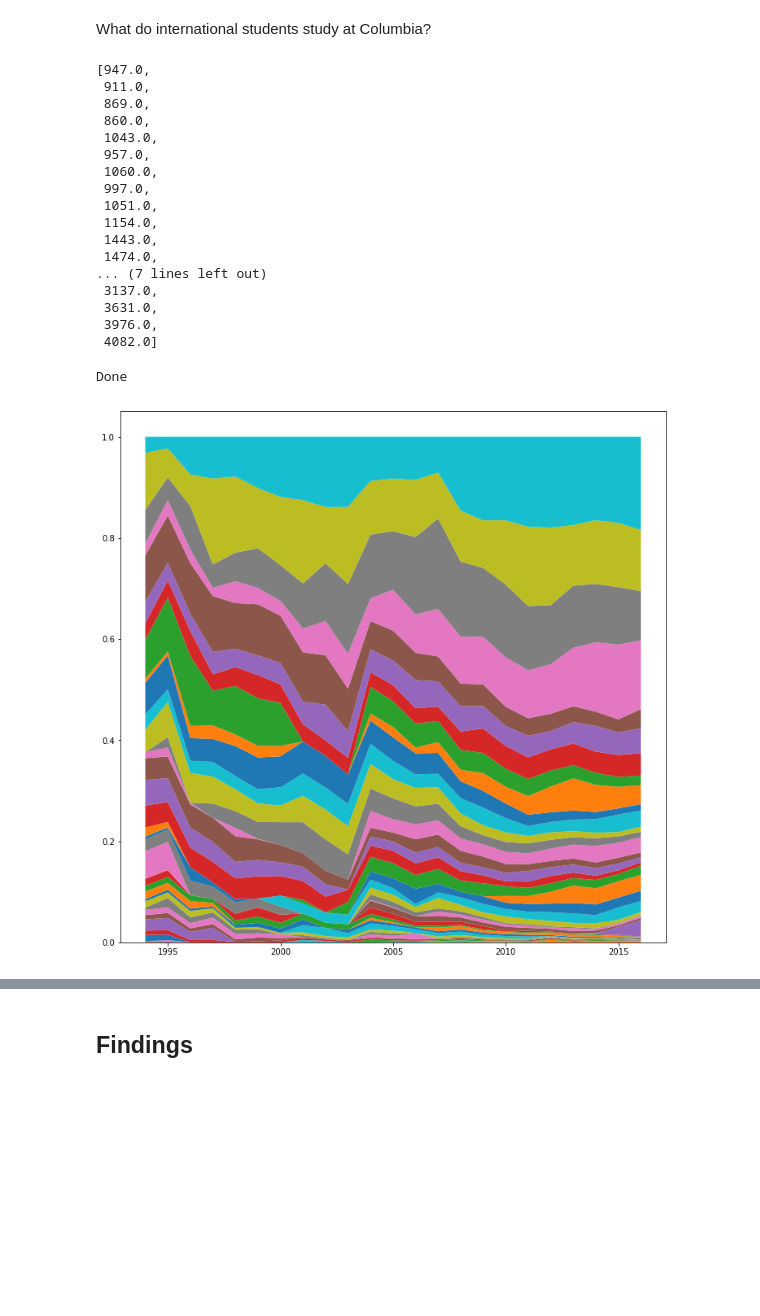
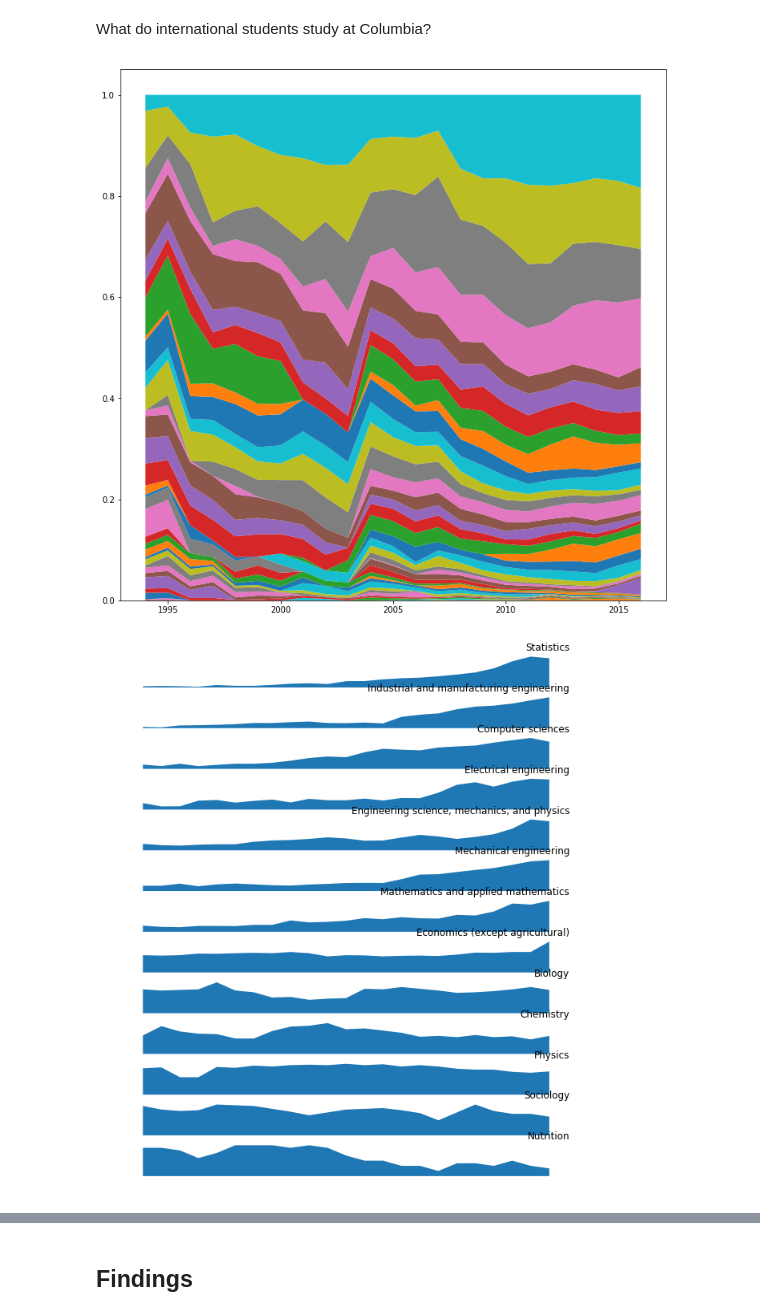
Before and after one commit to graphicsdesk/international-students, a Jupyter notebook: notebooks/gss-detailed.ipynb, the cells around one changed output, grey strips where cells are left out. Saved outputs shown, nothing was run; the diff lists cells and outputs as text; code cells hidden in the pictures; blank space fills up the shorter version.

```diff
--- a/notebooks/gss-detailed.ipynb
+++ b/notebooks/gss-detailed.ipynb
@@ -90,25 +92,6 @@ for f in ufields:
     intrCounts[f] = ary
 # %%
 yearTotals = [sum(a) for a in zip(*intrCounts.values())]
-yearTotals
-# %% [output]
-[947.0,
- 911.0,
- 869.0,
- 860.0,
- 1043.0,
- 957.0,
- 1060.0,
- 997.0,
- 1051.0,
- 1154.0,
- 1443.0,
- 1474.0,
-... (7 lines left out)
- 3137.0,
- 3631.0,
- 3976.0,
- 4082.0]
 # %%
 def sumWithNone(item):
     s = 0
@@ -119,6 +102,8 @@ def sumWithNone(item):
 
 topFields = sorted(intrCounts.items(), key=sumWithNone, reverse=True)
 # %%
+%matplotlib inline
+
 def getProportions(a):
     return [a[i] / yearTotals[i] for i in range(len(a))]
 
@@ -128,11 +113,8 @@ labels = []
 for f in reversed(topFields):
     areas.append(getProportions(f[1]))
     labels.append(f[0])
-plt.stackplot(years, areas, labels=labels)
-# plt.legend()
-print('Done')
+_ = plt.stackplot(years, areas, labels=labels)
 # %% [output]
-Done
 [figure]
 # %%
 df = pd.read_csv('../data/GSS_Columbia_Detailed.csv', header=4, index_col=False, thousands=',')
@@ -156,0 +137,37 @@ df.to_csv('test.csv', index=False)
+# %%
+fieldDensities = {}
+fieldCounts = {}
+for f in ufields:
+    counts = df[df['Detailed Fields'] == f]
+    if len(counts) > 0:
+        a = list(counts['Count'])
+        fieldCounts[f] = a
+        fieldDensities[f] = sum(([1994 + i] * int(a[i]) for i in range(len(a))), [])
+# %%
+orderedFields = [
+    'Statistics',
+    'Industrial and manufacturing engineering',
+    'Computer sciences',
+    'Electrical engineering',
+    'Engineering science, mechanics, and physics',
+    'Mechanical engineering',
+    'Mathematics and applied mathematics',
+    'Economics (except agricultural)',
+    'Biology',
+    'Chemistry',
+    'Physics',
+    'Sociology',
+    'Nutrition'
+]
+# %%
+fig, axarr = plt.subplots(len(fields), 1, sharex=True, figsize=(10, 12))
+
+for i in range(len(orderedFields)):
+    ax = axarr[i]
+    field = orderedFields[i]
+    counts = fieldCounts[field]
+    ax.fill_between(years, 0, counts)
+    ax.set_title(field, loc='right')
+    ax.axis('off')
+# %% [output]
+[figure, added]
```
Also changed, not shown: parts of 4 cells of this notebook, 3 other files.
